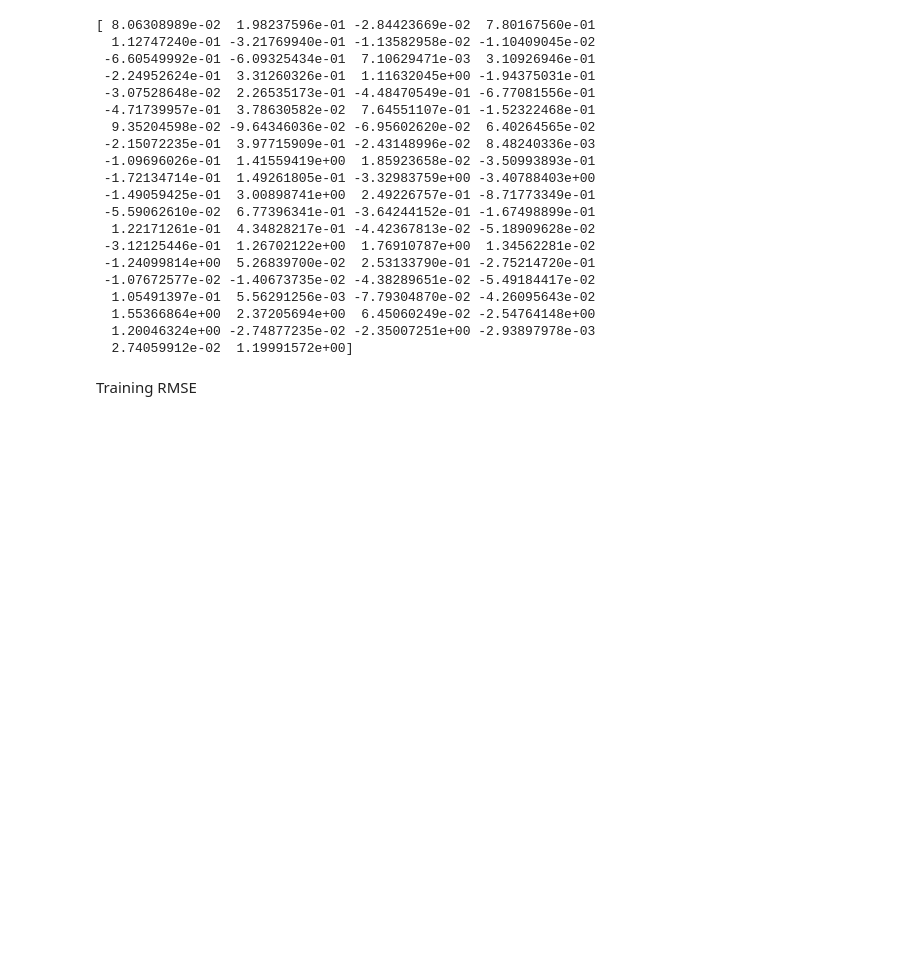
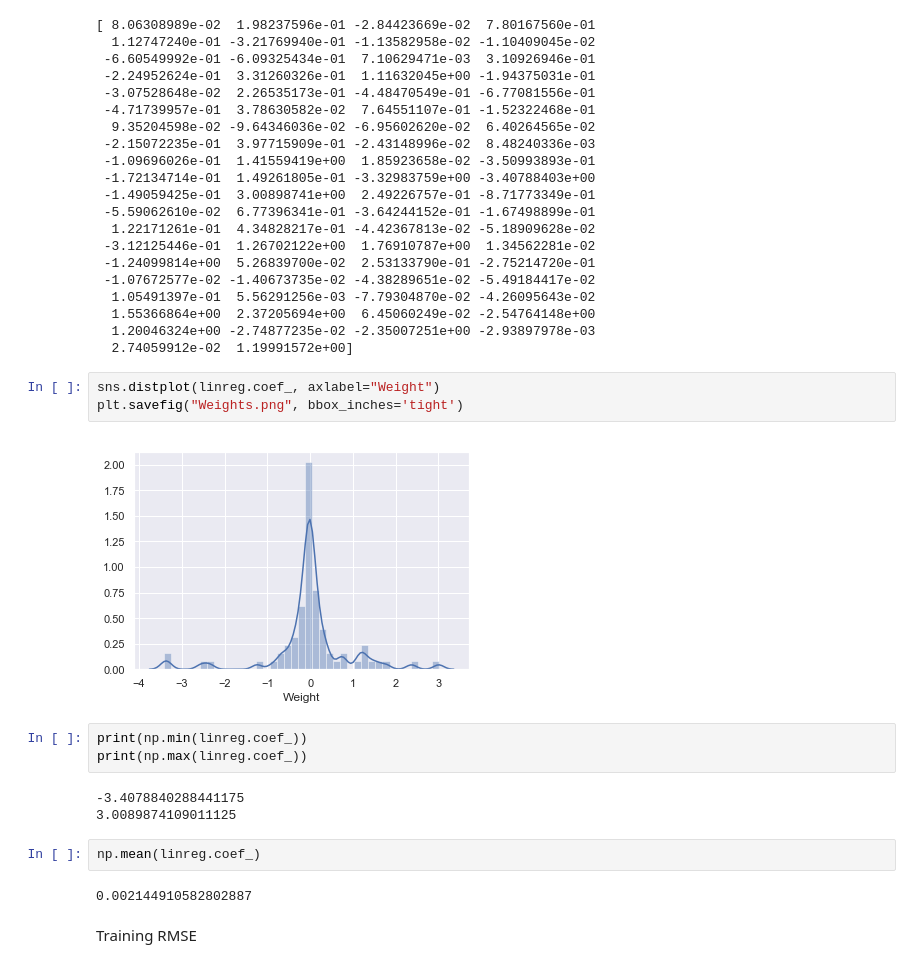
Before and after one commit to jev26/ML-Project2, a Jupyter notebook: run.ipynb, the cells around one changed output. Cells and saved outputs as stored; diff of their text form; blank space fills up the shorter version.

```diff
--- a/run.ipynb
+++ b/run.ipynb
@@ -297,6 +319,21 @@ print(linreg.coef_) # print weight for each model
   1.55366864e+00  2.37205694e+00  6.45060249e-02 -2.54764148e+00
   1.20046324e+00 -2.74877235e-02 -2.35007251e+00 -2.93897978e-03
   2.74059912e-02  1.19991572e+00]
+# %%
+sns.distplot(linreg.coef_, axlabel="Weight")
+plt.savefig("Weights.png", bbox_inches='tight')
+# %% [output]
+[figure, added]
+# %%
+print(np.min(linreg.coef_))
+print(np.max(linreg.coef_))
+# %% [output]
+-3.4078840288441175
+3.0089874109011125
+# %%
+np.mean(linreg.coef_)
+# %% [output]
+0.002144910582802887
 # %% [markdown]
 Training RMSE
 # %%
```
Also changed, not shown: parts of 4 cells of this notebook.
